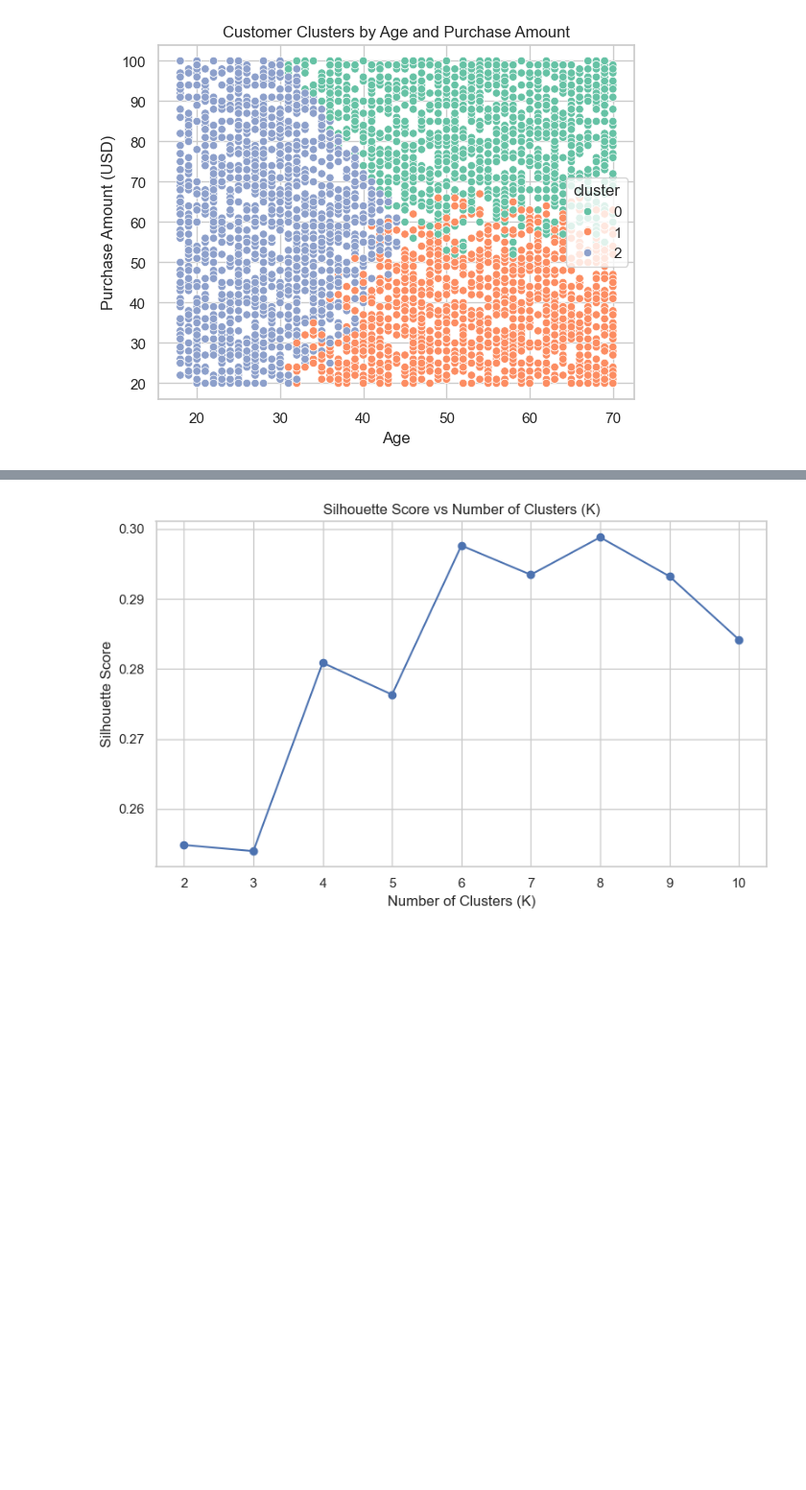
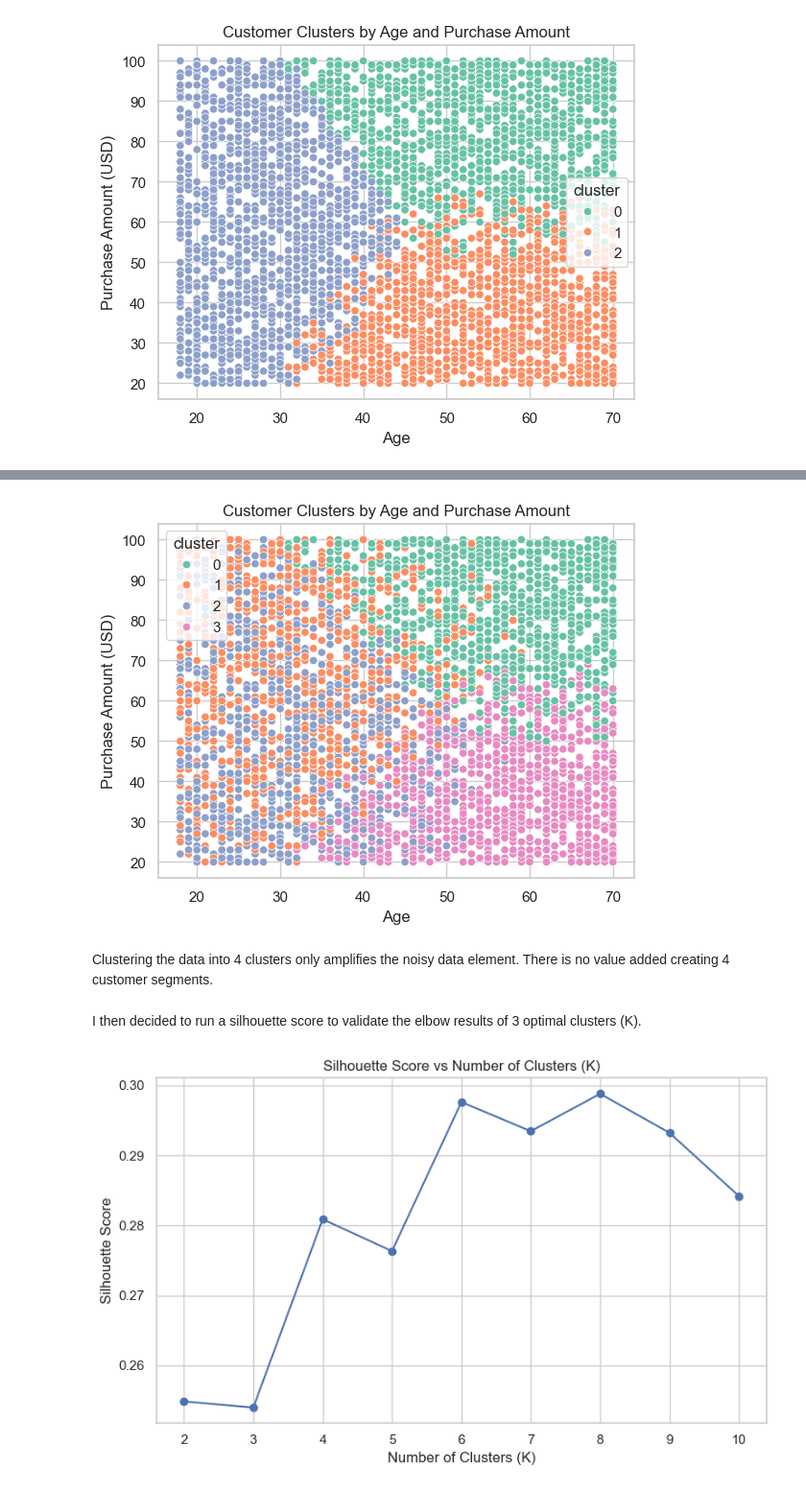
Before and after one commit to CeliaPires/Shopping-Trends, a Jupyter notebook: jupyter_notebooks/02_hypothesis_testing.ipynb, the cells around one changed output, grey strips where cells are left out. Shown at 96% size. Drawn from its saved outputs; the diff is of its cells as text; code cells hidden in the pictures; blank space fills up the shorter version.

Commit message:
Add silhouette score commentary

```diff
--- a/jupyter_notebooks/02_hypothesis_testing.ipynb
+++ b/jupyter_notebooks/02_hypothesis_testing.ipynb
@@ -576 +630,29 @@ plt.show()
+# %%
+# sns.scatterplot is used to create a scatter plot of the data.
+# It plots the 'age' on the x-axis and 'purchase_amount_(usd)' on the y-axis.
+# The 'hue' parameter is set to 'cluster', which means the points will be coloured based on their cluster assignment.
+
+sns.scatterplot(data=df_cleaned, x='age', y='purchase_amount_(usd)', hue='cluster', palette='Set2')
+
+
+# Adds a title to the plot.
+plt.title('Customer Clusters by Age and Purchase Amount')
+
+# Labels the x-axis as 'Age'.
+plt.xlabel('Age')
+
+# Labels the y-axis as 'Purchase Amount (USD)'.
+plt.ylabel('Purchase Amount (USD)')
+
+# Adds a grid to the plot to make it easier to read.
+plt.grid(True)
+
+# Displays the plot.
+plt.show()
+# %% [output]
+[figure, added]
+# %% [markdown]
+Clustering the data into 4 clusters only amplifies the noisy data element. There is no value added creating 4 customer segments.
+# %% [markdown]
+I then decided to run a silhouette score to validate the elbow results of 3 optimal clusters (K).
 # %%
```
Also changed, not shown: parts of 17 cells of this notebook.
